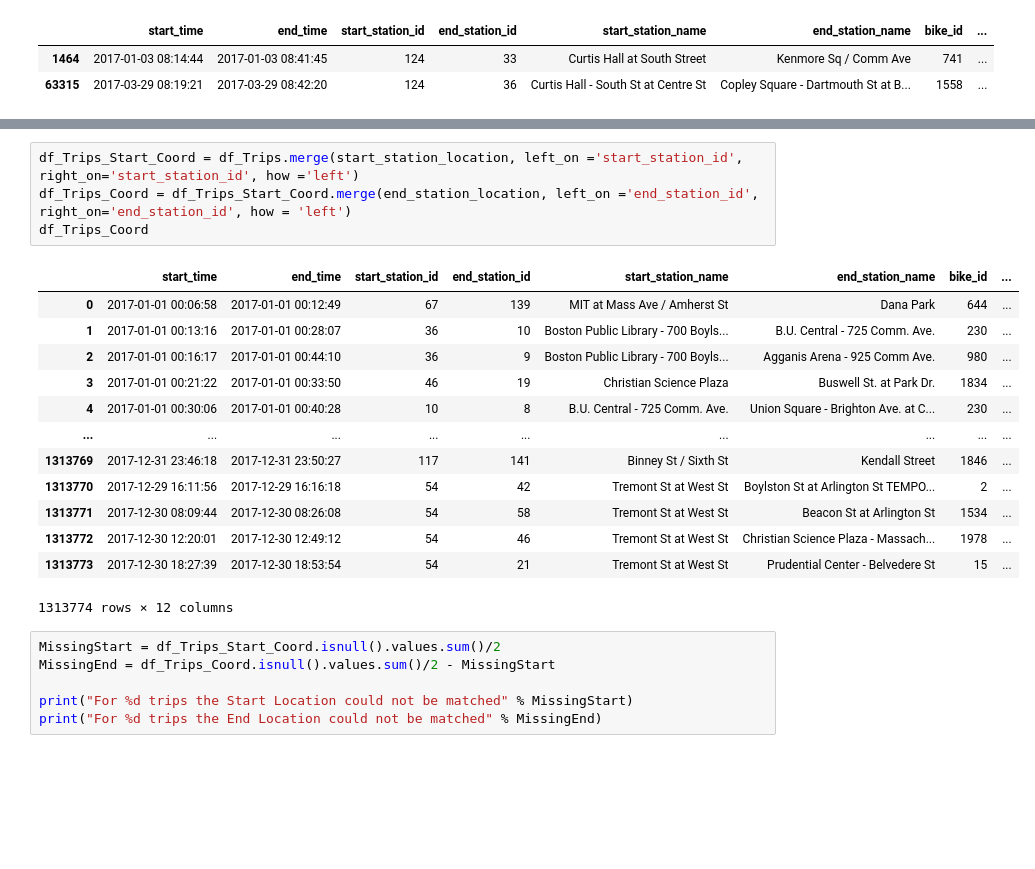
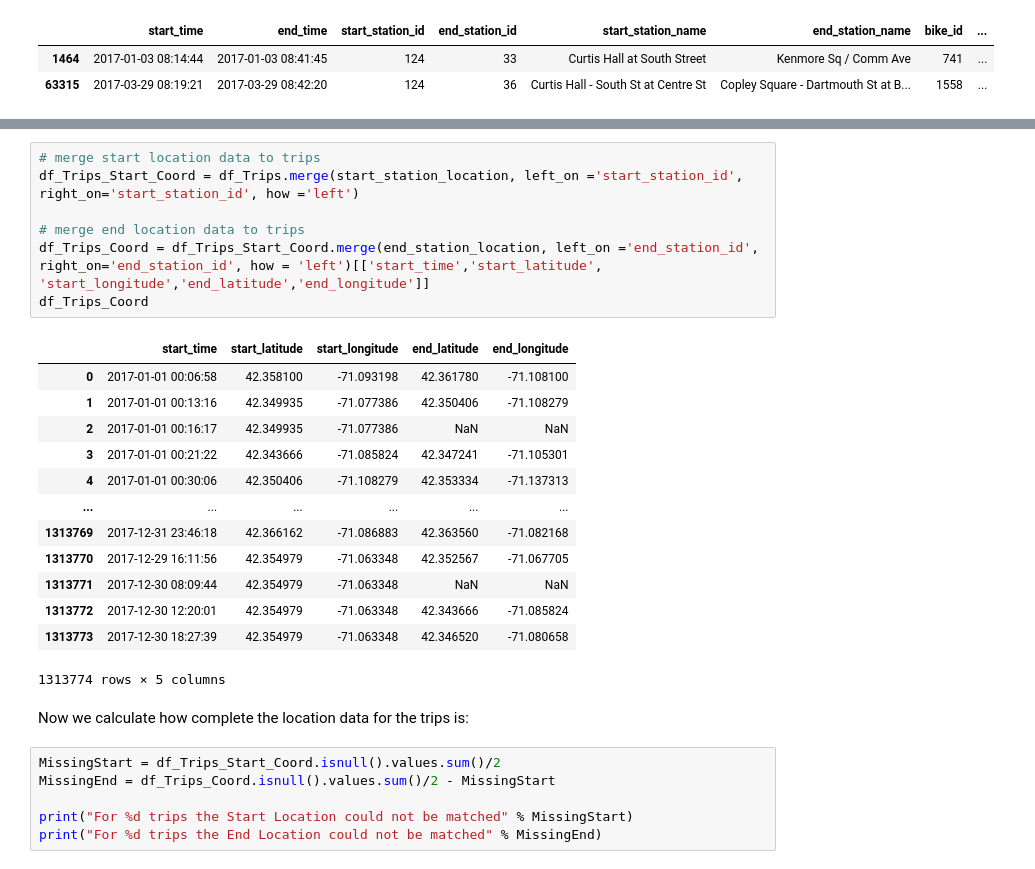
Before and after one commit to NinoVo931/AA_Project, a Jupyter notebook: Station_Cleaning.ipynb, the cells around one changed output, grey strips where cells are left out. Saved outputs shown, nothing was run; the diff lists cells and outputs as text; blank space fills up the shorter version.

Commit message:
StationComments&Clean

```diff
--- a/Station_Cleaning.ipynb
+++ b/Station_Cleaning.ipynb
@@ -137,21 +135,26 @@ StationDataMod
 # %%
+# merge start location data to trips
 df_Trips_Start_Coord = df_Trips.merge(start_station_location, left_on ='start_station_id', right_on='start_station_id', how ='left')
-df_Trips_Coord = df_Trips_Start_Coord.merge(end_station_location, left_on ='end_station_id', right_on='end_station_id', how = 'left')
+
+# merge end location data to trips
+df_Trips_Coord = df_Trips_Start_Coord.merge(end_station_location, left_on ='end_station_id', right_on='end_station_id', how = 'left')[['start_time','start_latitude', 'start_longitude','end_latitude','end_longitude']]
 df_Trips_Coord
 # %% [output]
-|  | start_time | end_time | start_station_id | end_station_id | start_station_name | end_station_name | bike_id | ... |
-| 0 | 2017-01-01 00:06:58 | 2017-01-01 00:12:49 | 67 | 139 | MIT at Mass Ave / Amherst St | Dana Park | 644 | ... |
-| 1 | 2017-01-01 00:13:16 | 2017-01-01 00:28:07 | 36 | 10 | Boston Public Library - 700 Boyls... | B.U. Central - 725 Comm. Ave. | 230 | ... |
-| 2 | 2017-01-01 00:16:17 | 2017-01-01 00:44:10 | 36 | 9 | Boston Public Library - 700 Boyls... | Agganis Arena - 925 Comm Ave. | 980 | ... |
-| 3 | 2017-01-01 00:21:22 | 2017-01-01 00:33:50 | 46 | 19 | Christian Science Plaza | Buswell St. at Park Dr. | 1834 | ... |
-| 4 | 2017-01-01 00:30:06 | 2017-01-01 00:40:28 | 10 | 8 | B.U. Central - 725 Comm. Ave. | Union Square - Brighton Ave. at C... | 230 | ... |
-| ... | ... | ... | ... | ... | ... | ... | ... | ... |
-| 1313769 | 2017-12-31 23:46:18 | 2017-12-31 23:50:27 | 117 | 141 | Binney St / Sixth St | Kendall Street | 1846 | ... |
-| 1313770 | 2017-12-29 16:11:56 | 2017-12-29 16:16:18 | 54 | 42 | Tremont St at West St | Boylston St at Arlington St TEMPO... | 2 | ... |
-| 1313771 | 2017-12-30 08:09:44 | 2017-12-30 08:26:08 | 54 | 58 | Tremont St at West St | Beacon St at Arlington St | 1534 | ... |
-| 1313772 | 2017-12-30 12:20:01 | 2017-12-30 12:49:12 | 54 | 46 | Tremont St at West St | Christian Science Plaza - Massach... | 1978 | ... |
-| 1313773 | 2017-12-30 18:27:39 | 2017-12-30 18:53:54 | 54 | 21 | Tremont St at West St | Prudential Center - Belvedere St | 15 | ... |
+|  | start_time | start_latitude | start_longitude | end_latitude | end_longitude |
+| 0 | 2017-01-01 00:06:58 | 42.358100 | -71.093198 | 42.361780 | -71.108100 |
+| 1 | 2017-01-01 00:13:16 | 42.349935 | -71.077386 | 42.350406 | -71.108279 |
+| 2 | 2017-01-01 00:16:17 | 42.349935 | -71.077386 | NaN | NaN |
+| 3 | 2017-01-01 00:21:22 | 42.343666 | -71.085824 | 42.347241 | -71.105301 |
+| 4 | 2017-01-01 00:30:06 | 42.350406 | -71.108279 | 42.353334 | -71.137313 |
+| ... | ... | ... | ... | ... | ... |
+| 1313769 | 2017-12-31 23:46:18 | 42.366162 | -71.086883 | 42.363560 | -71.082168 |
+| 1313770 | 2017-12-29 16:11:56 | 42.354979 | -71.063348 | 42.352567 | -71.067705 |
+| 1313771 | 2017-12-30 08:09:44 | 42.354979 | -71.063348 | NaN | NaN |
+| 1313772 | 2017-12-30 12:20:01 | 42.354979 | -71.063348 | 42.343666 | -71.085824 |
+| 1313773 | 2017-12-30 18:27:39 | 42.354979 | -71.063348 | 42.346520 | -71.080658 |
-1313774 rows × 12 columns
+1313774 rows × 5 columns
+# %% [markdown]
+Now we calculate how complete the location data for the trips is:
 # %%
 MissingStart = df_Trips_Start_Coord.isnull().values.sum()/2
 MissingEnd = df_Trips_Coord.isnull().values.sum()/2 - MissingStart
```
Also changed, not shown: parts of 23 cells of this notebook.
